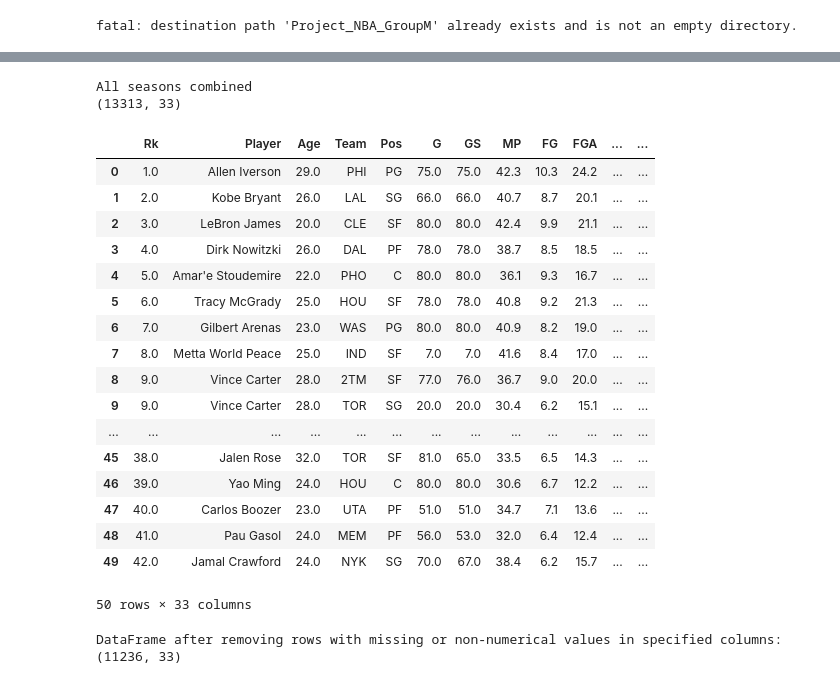
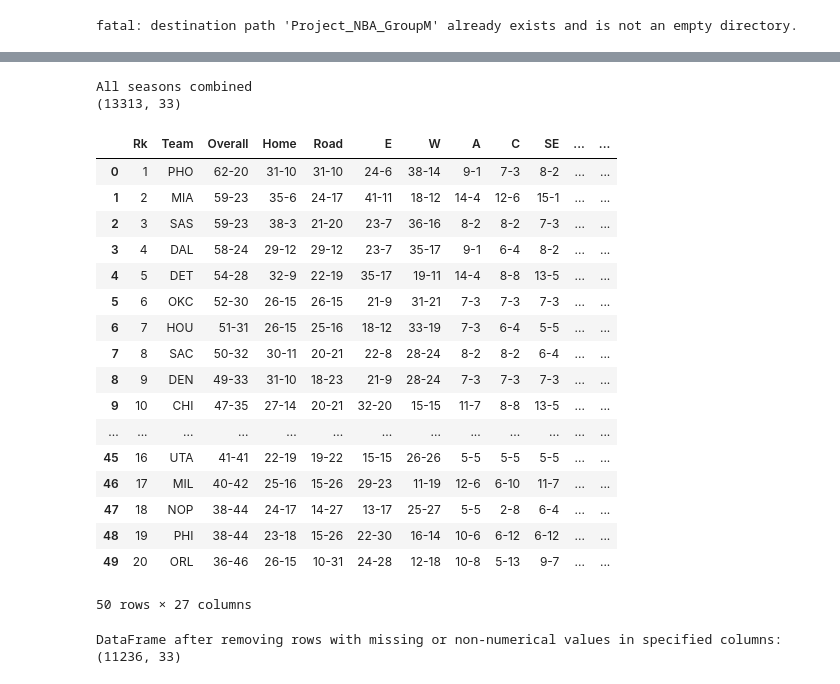
Before and after one commit to maadmaaax/Project_NBA_GroupM, a Jupyter notebook: Analyse_Principale.ipynb, the cells around one changed output, grey strips where cells are left out. Cells and saved outputs as stored; diff of their text form; code cells hidden in the pictures.

Commit message:
Added data set for teams record W-L Harmonized team name in both rs and st to keep consistent with current name

```diff
--- a/Analyse_Principale.ipynb
+++ b/Analyse_Principale.ipynb
@@ -24,6 +24,7 @@ import pandas as pd
 import time
 # %%
 !git clone https://github.com/maadmaaax/Project_NBA_GroupM
+#Load Player stat data set
 rs2005=pd.read_csv('Project_NBA_GroupM/rs2005.csv')
 rs2006=pd.read_csv('Project_NBA_GroupM/rs2006.csv')
 rs2007=pd.read_csv('Project_NBA_GroupM/rs2007.csv')
@@ -45,5 +46,27 @@ rs2022=pd.read_csv('Project_NBA_GroupM/rs2022.csv')
 rs2023=pd.read_csv('Project_NBA_GroupM/rs2023.csv')
 rs2024=pd.read_csv('Project_NBA_GroupM/rs2024.csv')
 rs2025=pd.read_csv('Project_NBA_GroupM/rs2025.csv')
+#Load teams result data sets
+st2005=pd.read_csv('Project_NBA_GroupM/st2005.csv')
+st2006=pd.read_csv('Project_NBA_GroupM/st2006.csv')
+st2007=pd.read_csv('Project_NBA_GroupM/st2007.csv')
+st2008=pd.read_csv('Project_NBA_GroupM/st2008.csv')
+st2009=pd.read_csv('Project_NBA_GroupM/st2009.csv')
+st2010=pd.read_csv('Project_NBA_GroupM/st2010.csv')
+st2011=pd.read_csv('Project_NBA_GroupM/st2011.csv')
+st2012=pd.read_csv('Project_NBA_GroupM/st2012.csv')
+st2013=pd.read_csv('Project_NBA_GroupM/st2013.csv')
+st2014=pd.read_csv('Project_NBA_GroupM/st2014.csv')
+st2015=pd.read_csv('Project_NBA_GroupM/st2015.csv')
+st2016=pd.read_csv('Project_NBA_GroupM/st2016.csv')
+st2017=pd.read_csv('Project_NBA_GroupM/st2017.csv')
+st2018=pd.read_csv('Project_NBA_GroupM/st2018.csv')
+st2019=pd.read_csv('Project_NBA_GroupM/st2019.csv')
+st2020=pd.read_csv('Project_NBA_GroupM/st2020.csv')
+st2021=pd.read_csv('Project_NBA_GroupM/st2021.csv')
+st2022=pd.read_csv('Project_NBA_GroupM/st2022.csv')
+st2023=pd.read_csv('Project_NBA_GroupM/st2023.csv')
+st2024=pd.read_csv('Project_NBA_GroupM/st2024.csv')
+st2025=pd.read_csv('Project_NBA_GroupM/st2025.csv')
 # %% [output]
 fatal: destination path 'Project_NBA_GroupM' already exists and is not an empty directory.
@@ -149,48 +230,55 @@ rs2005.head(10)
 # %%
 #---Combine every seasons from 2005 to 2025 to determine score max & score min
 #for every variable that are useful in our analysis
 
 # 1. Merge all df in a list
 all_dfs_list = [
     rs2005, rs2006, rs2007, rs2008, rs2009, rs2010,
     rs2011, rs2012, rs2013, rs2014, rs2015, rs2016,
     rs2017, rs2018, rs2019, rs2020, rs2021, rs2022,
     rs2023, rs2024, rs2025
 ]
+all_sts_list = [
+    st2005, st2006, st2007, st2008, st2009, st2010,
+    st2011, st2012, st2013, st2014, st2015, st2016,
+    st2017, st2018, st2019, st2020, st2021, st2022,
+    st2023, st2024, st2025
+]
 
 #We concat all in one big Dataframe
 #and we add 'season' column
 season = 2005
 for df in all_dfs_list:
   df['Season'] = season
   season += 1
 
+sts_data_full = pd.concat(all_sts_list, ignore_index=True)
 nbas_data_full = pd.concat(all_dfs_list, ignore_index=True)
 
 print("All seasons combined")
 print(nbas_data_full.shape)
-display(nbas_data_full.head(50))
+display(sts_data_full.head(50))
 # %% [output]
 All seasons combined
 (13313, 33)
-|  | Rk | Player | Age | Team | Pos | G | GS | MP | FG | FGA | ... | ... |
-| 0 | 1.0 | Allen Iverson | 29.0 | PHI | PG | 75.0 | 75.0 | 42.3 | 10.3 | 24.2 | ... | ... |
-| 1 | 2.0 | Kobe Bryant | 26.0 | LAL | SG | 66.0 | 66.0 | 40.7 | 8.7 | 20.1 | ... | ... |
-| 2 | 3.0 | LeBron James | 20.0 | CLE | SF | 80.0 | 80.0 | 42.4 | 9.9 | 21.1 | ... | ... |
-| 3 | 4.0 | Dirk Nowitzki | 26.0 | DAL | PF | 78.0 | 78.0 | 38.7 | 8.5 | 18.5 | ... | ... |
-| 4 | 5.0 | Amar'e Stoudemire | 22.0 | PHO | C | 80.0 | 80.0 | 36.1 | 9.3 | 16.7 | ... | ... |
-| 5 | 6.0 | Tracy McGrady | 25.0 | HOU | SF | 78.0 | 78.0 | 40.8 | 9.2 | 21.3 | ... | ... |
-| 6 | 7.0 | Gilbert Arenas | 23.0 | WAS | PG | 80.0 | 80.0 | 40.9 | 8.2 | 19.0 | ... | ... |
-| 7 | 8.0 | Metta World Peace | 25.0 | IND | SF | 7.0 | 7.0 | 41.6 | 8.4 | 17.0 | ... | ... |
-| 8 | 9.0 | Vince Carter | 28.0 | 2TM | SF | 77.0 | 76.0 | 36.7 | 9.0 | 20.0 | ... | ... |
-| 9 | 9.0 | Vince Carter | 28.0 | TOR | SG | 20.0 | 20.0 | 30.4 | 6.2 | 15.1 | ... | ... |
+|  | Rk | Team | Overall | Home | Road | E | W | A | C | SE | ... | ... |
+| 0 | 1 | PHO | 62-20 | 31-10 | 31-10 | 24-6 | 38-14 | 9-1 | 7-3 | 8-2 | ... | ... |
+| 1 | 2 | MIA | 59-23 | 35-6 | 24-17 | 41-11 | 18-12 | 14-4 | 12-6 | 15-1 | ... | ... |
+| 2 | 3 | SAS | 59-23 | 38-3 | 21-20 | 23-7 | 36-16 | 8-2 | 8-2 | 7-3 | ... | ... |
+| 3 | 4 | DAL | 58-24 | 29-12 | 29-12 | 23-7 | 35-17 | 9-1 | 6-4 | 8-2 | ... | ... |
+| 4 | 5 | DET | 54-28 | 32-9 | 22-19 | 35-17 | 19-11 | 14-4 | 8-8 | 13-5 | ... | ... |
+| 5 | 6 | OKC | 52-30 | 26-15 | 26-15 | 21-9 | 31-21 | 7-3 | 7-3 | 7-3 | ... | ... |
+| 6 | 7 | HOU | 51-31 | 26-15 | 25-16 | 18-12 | 33-19 | 7-3 | 6-4 | 5-5 | ... | ... |
+| 7 | 8 | SAC | 50-32 | 30-11 | 20-21 | 22-8 | 28-24 | 8-2 | 8-2 | 6-4 | ... | ... |
+| 8 | 9 | DEN | 49-33 | 31-10 | 18-23 | 21-9 | 28-24 | 7-3 | 7-3 | 7-3 | ... | ... |
+| 9 | 10 | CHI | 47-35 | 27-14 | 20-21 | 32-20 | 15-15 | 11-7 | 8-8 | 13-5 | ... | ... |
 | ... | ... | ... | ... | ... | ... | ... | ... | ... | ... | ... | ... | ... |
-| 45 | 38.0 | Jalen Rose | 32.0 | TOR | SF | 81.0 | 65.0 | 33.5 | 6.5 | 14.3 | ... | ... |
-| 46 | 39.0 | Yao Ming | 24.0 | HOU | C | 80.0 | 80.0 | 30.6 | 6.7 | 12.2 | ... | ... |
-| 47 | 40.0 | Carlos Boozer | 23.0 | UTA | PF | 51.0 | 51.0 | 34.7 | 7.1 | 13.6 | ... | ... |
-| 48 | 41.0 | Pau Gasol | 24.0 | MEM | PF | 56.0 | 53.0 | 32.0 | 6.4 | 12.4 | ... | ... |
-| 49 | 42.0 | Jamal Crawford | 24.0 | NYK | SG | 70.0 | 67.0 | 38.4 | 6.2 | 15.7 | ... | ... |
+| 45 | 16 | UTA | 41-41 | 22-19 | 19-22 | 15-15 | 26-26 | 5-5 | 5-5 | 5-5 | ... | ... |
+| 46 | 17 | MIL | 40-42 | 25-16 | 15-26 | 29-23 | 11-19 | 12-6 | 6-10 | 11-7 | ... | ... |
+| 47 | 18 | NOP | 38-44 | 24-17 | 14-27 | 13-17 | 25-27 | 5-5 | 2-8 | 6-4 | ... | ... |
+| 48 | 19 | PHI | 38-44 | 23-18 | 15-26 | 22-30 | 16-14 | 10-6 | 6-12 | 6-12 | ... | ... |
+| 49 | 20 | ORL | 36-46 | 26-15 | 10-31 | 24-28 | 12-18 | 10-8 | 5-13 | 9-7 | ... | ... |
-50 rows × 33 columns
+50 rows × 27 columns
 # %%
 # Remove the row where 'Rk' is 'League Average'
 nbas_data_full = nbas_data_full[nbas_data_full['Rk'] != 'League Average'].copy()
```
Also changed, not shown: parts of 4 cells of this notebook.
